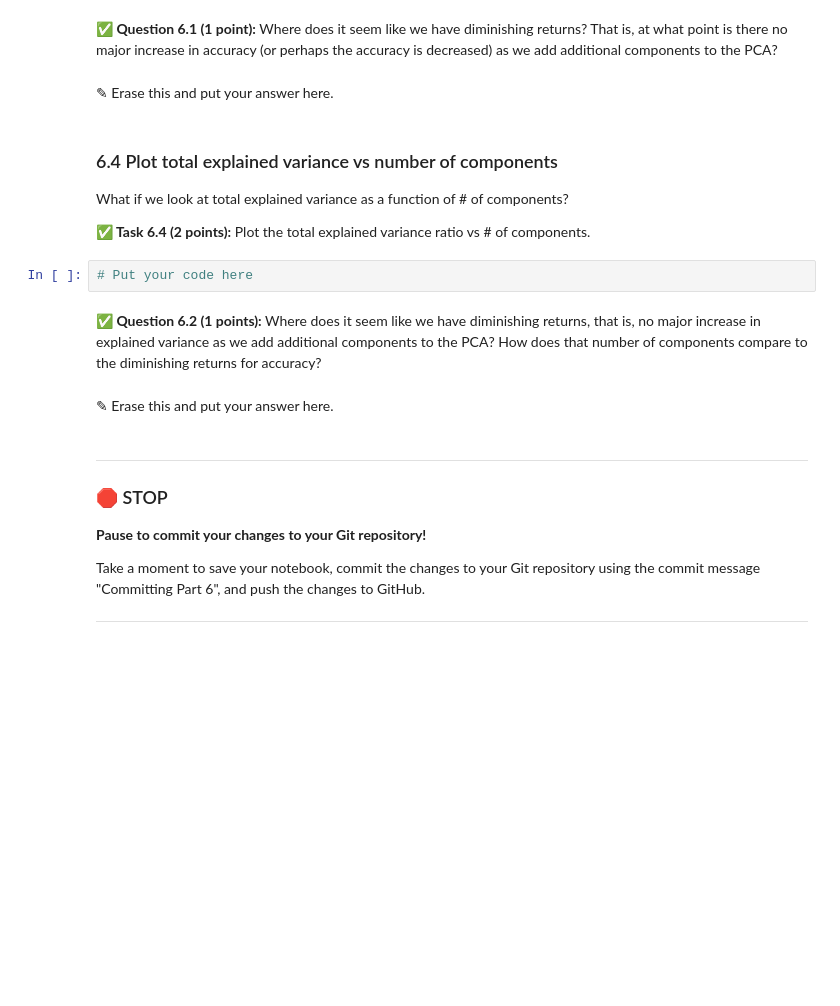
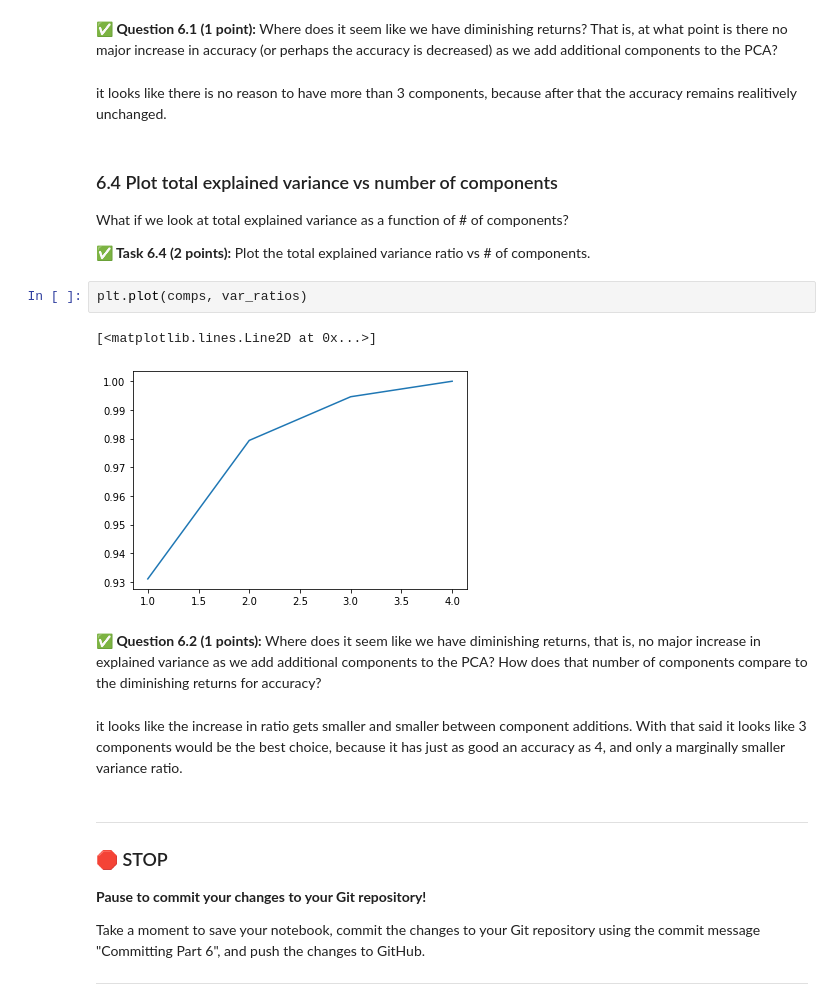
Before and after one commit to stratt64/cmse202-s21-turnin, a Jupyter notebook: hw-05/HW-05_SVMandPCA-STRATTON.ipynb, the cells around one changed output. Saved outputs shown, nothing was run; the diff lists cells and outputs as text; blank space fills up the shorter version.

```diff
--- a/hw-05/HW-05_SVMandPCA-STRATTON.ipynb
+++ b/hw-05/HW-05_SVMandPCA-STRATTON.ipynb
@@ -440,19 +473,22 @@ Now that we have those numbers, it makes sense to look at the accuracy vs # of c
 # %% [markdown]
 **&#9989; Question 6.1 (1 point):** Where does it seem like we have diminishing returns? That is, at what point is there no major increase in accuracy (or perhaps the accuracy is decreased) as we add additional components to the PCA?
-# %% [markdown]
-<font size=+3>&#9998;</font> Erase this and put your answer here.
+# %% [markdown]
+it looks like there is no reason to have more than 3 components, because after that the accuracy remains realitively unchanged.
 # %% [markdown]
 ### 6.4 Plot total explained variance vs number of components
 
 What if we look at total explained variance as a function of # of components?
 
 **&#9989; Task 6.4 (2 points):** Plot the total explained variance ratio vs # of components.
-# %%
-# Put your code here
+# %%
+plt.plot(comps, var_ratios)
+# %% [output]
+[<matplotlib.lines.Line2D at 0x...>]
+[figure, added]
 # %% [markdown]
 **&#9989; Question 6.2 (1 points):** Where does it seem like we have diminishing returns, that is, no major increase in explained variance as we add additional components to the PCA? How does that number of components compare to the diminishing returns for accuracy?
-# %% [markdown]
-<font size=+3>&#9998;</font> Erase this and put your answer here.
+# %% [markdown]
+it looks like the increase in ratio gets smaller and smaller between component additions. With that said it looks like 3 components would be the best choice, because it has just as good an accuracy as 4, and only a marginally smaller variance ratio.
 # %% [markdown]
 ---
 ### &#128721; STOP
```
Also changed, not shown: parts of 8 cells of this notebook.
